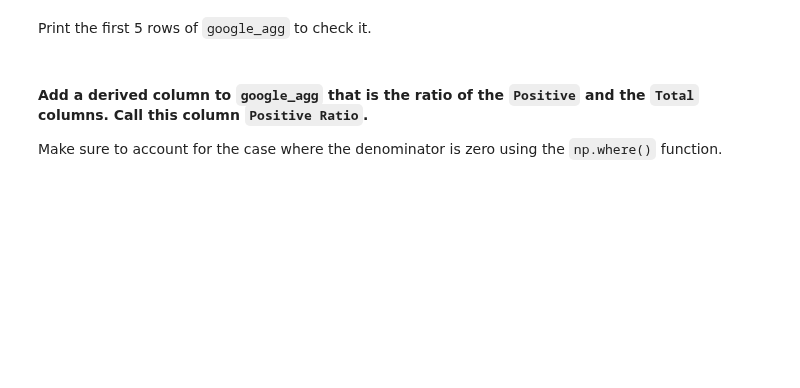
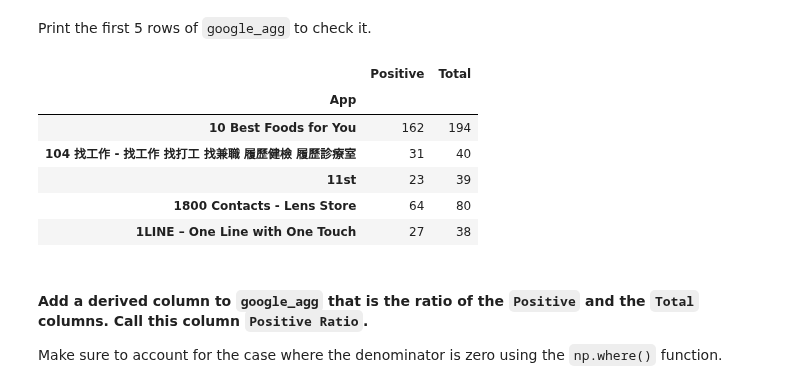
Before and after one commit to Almuglezsalcedo/datamad0119, a Jupyter notebook: module-3/lab-supervised-learning-feature-extraction/your-code/main.ipynb, the cells around one changed output. Drawn from its saved outputs; the diff is of its cells as text; code cells hidden in the pictures; blank space fills up the shorter version.

```diff
--- a/module-3/lab-supervised-learning-feature-extraction/your-code/main.ipynb
+++ b/module-3/lab-supervised-learning-feature-extraction/your-code/main.ipynb
@@ -472,3 +470,15 @@ Print the first 5 rows of `google_agg` to check it.
+# %%
+# Your code here
+google_agg.columns = ['Positive', 'Total'] # Las añado otra vez (quitando el título Sentiment) porque si no no puedo referirme a ellas más adelante
+google_agg.head()
+# %% [output]
+|  | Positive | Total |
+| App |  |  |
+| 10 Best Foods for You | 162 | 194 |
+| 104 找工作 - 找工作 找打工 找兼職 履歷健檢 履歷診療室 | 31 | 40 |
+| 11st | 23 | 39 |
+| 1800 Contacts - Lens Store | 64 | 80 |
+| 1LINE – One Line with One Touch | 27 | 38 |
 # %% [markdown]
 #### Add a derived column to `google_agg` that is the ratio of the `Positive` and the `Total` columns. Call this column `Positive Ratio`.
 
```
Also changed, not shown: parts of 9 cells of this notebook.
